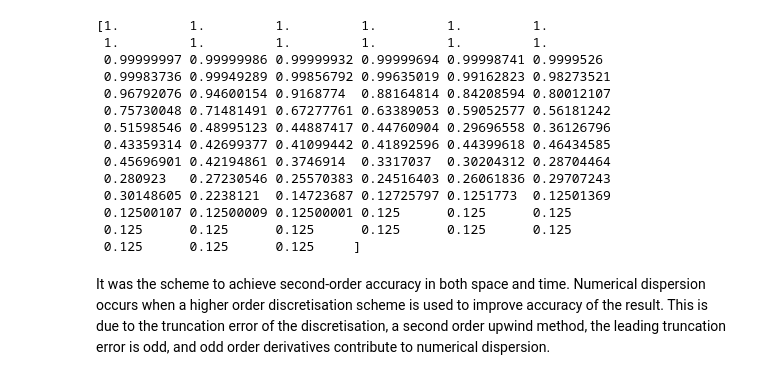
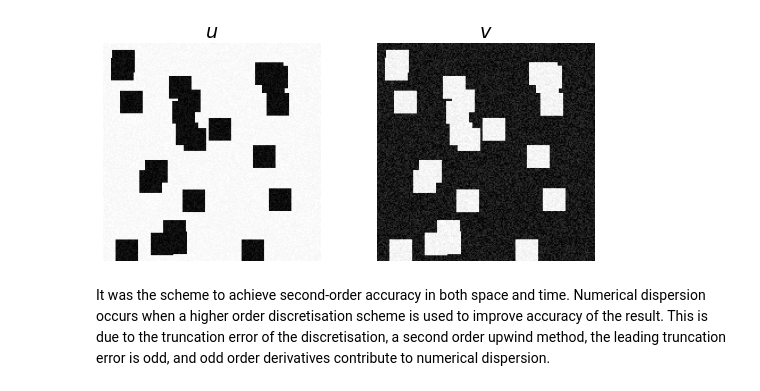
Before and after one commit to YinfengDing/MAE6286, a Jupyter notebook: hw3/Untitled.ipynb, the cells around one changed output. Saved outputs shown, nothing was run; the diff lists cells and outputs as text; code cells hidden in the pictures.

```diff
--- a/hw3/Untitled.ipynb
+++ b/hw3/Untitled.ipynb
@@ -6,64 +6,3 @@ from matplotlib import pyplot
 pyplot.rcParams['font.family'] = 'serif'
 pyplot.rcParams['font.size'] = 16
 sympy.init_printing()
-# %%
-nx = 81
-dx = 0.25
-dt = 0.0002
-gamma = 1.4
-t = 0.01
-nt = int(t/dt)+1
-x = numpy.linspace(-10,10,num = nx )
-
-rho0 = numpy.ones(nx)
-mask = numpy.where(x >= 0)
-rho0[mask] = 0.125
-p0 = 100000*numpy.ones(nx)
-p0[mask] = 10000
-v0 = numpy.zeros(nx)
-e0 = p0 / ((gamma-1) * rho0)
-eT0 = e0 + 0.5 * v0**2
-
-
-e0 = p0 / ((gamma - 1) * rho0)
-eT0 = e0 + 0.5 * v0**2
-
-u0 = numpy.array([rho0,
-                  rho0 * v0,
-                  rho0 * eT0])
-f0 = numpy.array([u0[1],
-                  u0[1]**2 / u0[0] + (gamma - 1) * (u0[2] - 0.5 * u0[1]**2 / u0[0]),
-                  (u0[2] + (gamma -1) * (u0[2] - 0.5 * u0[1]**2 / u0[0])) * u0[1] / u0[0]])
-# %%
-fR = f0.copy()
-u_predictor = u0.copy()
-uR = u0.copy()
-
-for i in range(1,nt):
-    u_predictor = 0.5 * (uR[:,1:] + uR[:,:-1]) - dt / (2 * dx) * (fR[:,1:] - fR[:,:-1])
-    f_predictor = numpy.array([u_predictor[1],
-                               u_predictor[1]**2 / u_predictor[0] + (gamma - 1) * (u_predictor[2] - 0.5 * u_predictor[1]**2 / u_predictor[0]),
-                               (u_predictor[2] + (gamma -1) * (u_predictor[2] - 0.5 * u_predictor[1]**2 / u_predictor[0])) * u_predictor[1] / u_predictor[0]])
-    uR[:,1:-1] = uR[:,1:-1] - dt / dx * (f_predictor[:,1:] - f_predictor[:,:-1])
-    fR = numpy.array([uR[1],
-                  uR[1]**2 / uR[0] + (gamma - 1) * (uR[2] - 0.5 * uR[1]**2 / uR[0]),
-                 (uR[2] + (gamma -1) * (uR[2] - 0.5 * uR[1]**2 / uR[0])) * uR[1] / uR[0]])
-rho_Richtmyer = uR[0]
-v_Richtmyer = uR[1] / uR[0]
-p_Richtmyer = (gamma -1) * (uR[2] - 0.5 * uR[1]**2 / uR[0])
-print(rho_Richtmyer)
-# %% [output]
-[1.         1.         1.         1.         1.         1.
- 1.         1.         1.         1.         1.         1.
- 0.99999997 0.99999986 0.99999932 0.99999694 0.99998741 0.9999526
- 0.99983736 0.99949289 0.99856792 0.99635019 0.99162823 0.98273521
- 0.96792076 0.94600154 0.9168774  0.88164814 0.84208594 0.80012107
- 0.75730048 0.71481491 0.67277761 0.63389053 0.59052577 0.56181242
- 0.51598546 0.48995123 0.44887417 0.44760904 0.29696558 0.36126796
- 0.43359314 0.42699377 0.41099442 0.41892596 0.44399618 0.46434585
- 0.45696901 0.42194861 0.3746914  0.3317037  0.30204312 0.28704464
- 0.280923   0.27230546 0.25570383 0.24516403 0.26061836 0.29707243
- 0.30148605 0.2238121  0.14723687 0.12725797 0.1251773  0.12501369
- 0.12500107 0.12500009 0.12500001 0.125      0.125      0.125
- 0.125      0.125      0.125      0.125      0.125      0.125
- 0.125      0.125      0.125     ]
@@ -70,2 +17,20 @@ print(rho_Richtmyer)
+# %%
+# Read the initial fields from the file.
+# Load the initial data from file.
+filepath = 'uvinitial.npz'
+with open(filepath, 'rb') as infile:
+    data = numpy.load(infile)
+    u0, v0 = data['U'], data['V']
+# %%
+# Plot the initial fields.
+fig, (ax1, ax2) = pyplot.subplots(ncols=2, figsize=(9.0, 4.0))
+ax1.set_title('$u$')
+ax1.imshow(u0, cmap=cm.Greys_r)
+ax1.axis('off')
+ax2.set_title('$v$')
+ax2.imshow(v0, cmap=cm.Greys_r)
+ax2.axis('off');
+# %% [output]
+[figure, added]
 # %% [markdown]
 It was the scheme to achieve second-order accuracy in both space and time. Numerical dispersion occurs when a higher order discretisation scheme is used to improve accuracy of the result. This is due to the truncation error of the discretisation, a second order upwind method, the leading truncation error is odd, and odd order derivatives contribute to numerical dispersion.
```
Also changed, not shown: parts of 8 cells of this notebook, 11 other files.
